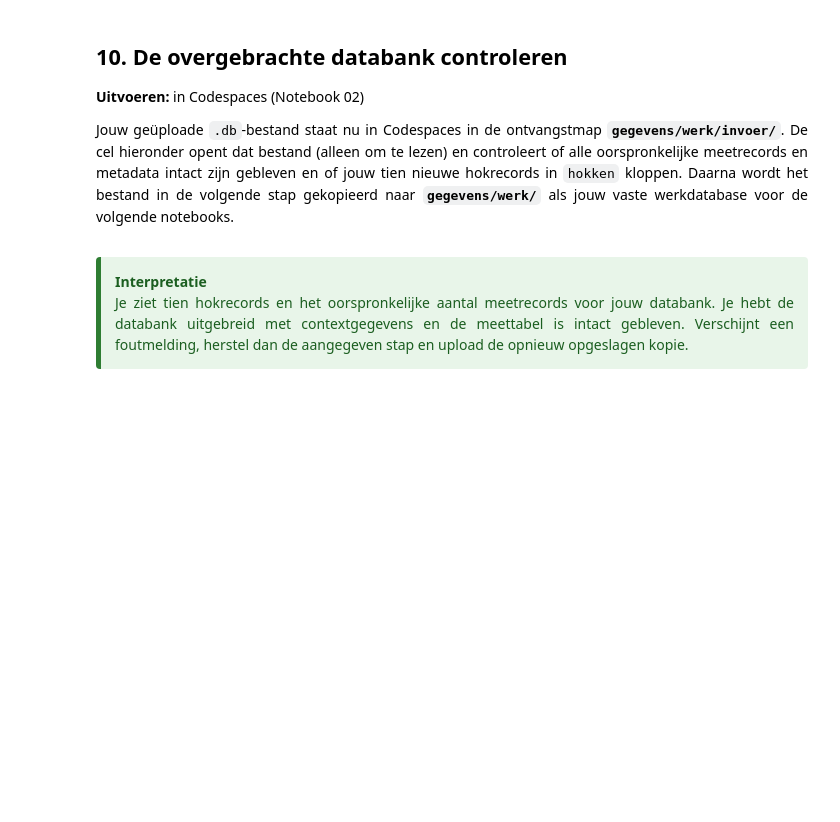
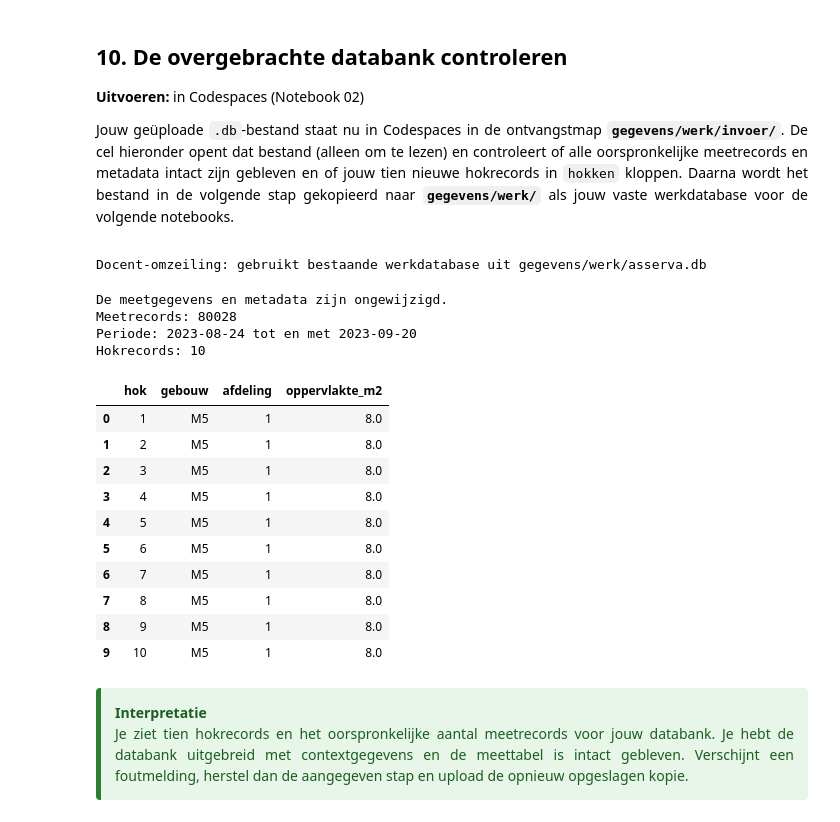
Before and after one commit to lanupro-analytics/starten-met-iot, a Jupyter notebook: docent/notebooks/02_databanken_verkennen_en_aanvullen.ipynb, the cells around one changed output. Saved outputs shown, nothing was run; the diff lists cells and outputs as text; code cells hidden in the pictures; blank space fills up the shorter version.

```diff
--- a/docent/notebooks/02_databanken_verkennen_en_aanvullen.ipynb
+++ b/docent/notebooks/02_databanken_verkennen_en_aanvullen.ipynb
@@ -618,15 +618,51 @@ De map `invoer` is een ontvangstmap. In de volgende stap vergelijken we de uploa
 Jouw geüploade `.db`-bestand staat nu in Codespaces in de ontvangstmap **`gegevens/werk/invoer/`**. De cel hieronder opent dat bestand (alleen om te lezen) en controleert of alle oorspronkelijke meetrecords en metadata intact zijn gebleven en of jouw tien nieuwe hokrecords in `hokken` kloppen. Daarna wordt het bestand in de volgende stap gekopieerd naar **`gegevens/werk/`** als jouw vaste werkdatabase voor de volgende notebooks.
 
 </div>
+# %%
+# TIJDELIJKE DOCENTCEL (tag: 'oplossing' -> wordt verwijderd in de studentenversie)
+# Als er nog geen upload in gegevens/werk/invoer/ staat, gebruikt deze cel een al aanwezige
+# geldige werkdatabase in gegevens/werk/ of maakt ze een testkopie met 10 hokken in invoer/.
+if not (invoermap / bestandsnaam).is_file():
+    _werk_bestaand = hoofdmap / "gegevens/werk" / bestandsnaam
+    if _werk_bestaand.is_file():
+        _DOCENT_KANDIDAAT_OVERRIDE = _werk_bestaand
+        print("Docent-omzeiling: gebruikt bestaande werkdatabase uit", _werk_bestaand.relative_to(hoofdmap))
+    else:
+        import shutil as _shutil
+        _test_upload = invoermap / bestandsnaam
+        _shutil.copyfile(origineel, _test_upload)
+        with closing(sqlite3.connect(_test_upload)) as _db, _db:
+            _db.execute("CREATE TABLE hokken(hok TEXT NOT NULL PRIMARY KEY, gebouw TEXT, afdeling INTEGER, oppervlakte_m2 REAL)")
+            _db.executemany("INSERT INTO hokken VALUES (?,?,?,?)", [(str(_i), "M5", 1, 8.0) for _i in range(1, 11)])
+        _DOCENT_KANDIDAAT_OVERRIDE = _test_upload
+        print("Docent-omzeiling: testdatabank met 10 hokken aangemaakt in", _test_upload.relative_to(hoofdmap))
+# %% [output]
+Docent-omzeiling: gebruikt bestaande werkdatabase uit gegevens/werk/asserva.db
 # %%
-kandidaat = invoermap / bestandsnaam
+kandidaat = globals().get("_DOCENT_KANDIDAAT_OVERRIDE", invoermap / bestandsnaam)
 controle = controleer_aanvulling(origineel, kandidaat, rol)
 print("De meetgegevens en metadata zijn ongewijzigd.")
 print("Meetrecords:", controle["aantal_metingen"])
 print("Periode:", controle["eerste_datum"], "tot en met", controle["laatste_datum"])
 print("Hokrecords:", controle["aantal_hokken"])
 with closing(openen(kandidaat)) as db:
     display(pd.read_sql_query("SELECT * FROM hokken ORDER BY CAST(hok AS INTEGER)", db))
+# %% [output]
+De meetgegevens en metadata zijn ongewijzigd.
+Meetrecords: 80028
+Periode: 2023-08-24 tot en met 2023-09-20
+Hokrecords: 10
+|  | hok | gebouw | afdeling | oppervlakte_m2 |
+| 0 | 1 | M5 | 1 | 8.0 |
+| 1 | 2 | M5 | 1 | 8.0 |
+| 2 | 3 | M5 | 1 | 8.0 |
+| 3 | 4 | M5 | 1 | 8.0 |
+| 4 | 5 | M5 | 1 | 8.0 |
+| 5 | 6 | M5 | 1 | 8.0 |
+| 6 | 7 | M5 | 1 | 8.0 |
+| 7 | 8 | M5 | 1 | 8.0 |
+| 8 | 9 | M5 | 1 | 8.0 |
+| 9 | 10 | M5 | 1 | 8.0 |
 # %% [markdown]
 <div style="background-color:#e8f5e9;color:#1b5e20;border-left:5px solid #2e7d32;padding:14px;margin:12px 0;border-radius:4px;text-align:justify;box-sizing:border-box;max-width:100%;white-space:normal;overflow-wrap:anywhere;"><strong>Interpretatie</strong><br>Je ziet tien hokrecords en het oorspronkelijke aantal meetrecords voor jouw databank. Je hebt de databank uitgebreid met contextgegevens en de meettabel is intact gebleven. Verschijnt een foutmelding, herstel dan de aangegeven stap en upload de opnieuw opgeslagen kopie.</div>
 # %% [markdown]
```
Also changed, not shown: parts of 2 cells of this notebook, 1 other file.
